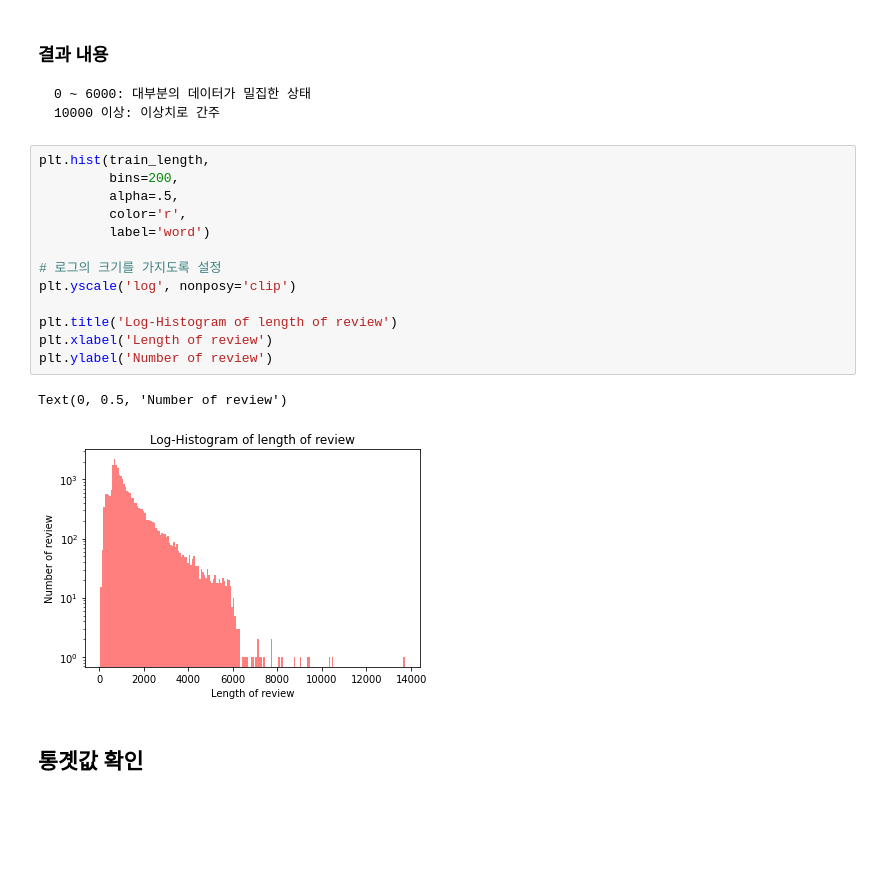
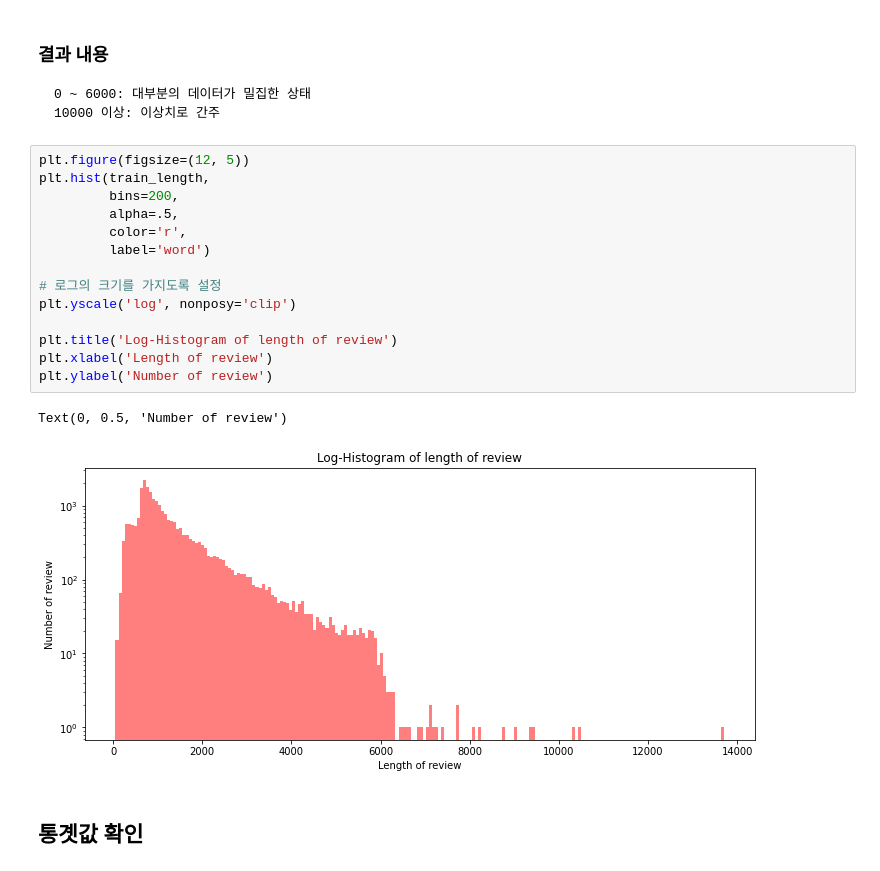
Before and after one commit to wiv33/A-Learning-python, a Jupyter notebook: machine-learning/_000_hello_machine/_001_books/_006_tf2_ml_nlp/_012_aclimdb_v1_탐색적_데이터_분석/_000_kaggle_movie_review/_002_kaggle_movie_review.ipynb, the cells around one changed output. Saved outputs shown, nothing was run; the diff lists cells and outputs as text; blank space fills up the shorter version.

```diff
--- a/machine-learning/_000_hello_machine/_001_books/_006_tf2_ml_nlp/_012_aclimdb_v1_탐색적_데이터_분석/_000_kaggle_movie_review/_002_kaggle_movie_review.ipynb
+++ b/machine-learning/_000_hello_machine/_001_books/_006_tf2_ml_nlp/_012_aclimdb_v1_탐색적_데이터_분석/_000_kaggle_movie_review/_002_kaggle_movie_review.ipynb
@@ -208,21 +195,22 @@ plt.yscale()
     0 ~ 6000: 대부분의 데이터가 밀집한 상태
     10000 이상: 이상치로 간주
 # %%
+plt.figure(figsize=(12, 5))
 plt.hist(train_length,
          bins=200,
          alpha=.5,
          color='r',
          label='word')
 
 # 로그의 크기를 가지도록 설정
 plt.yscale('log', nonposy='clip')
 
 plt.title('Log-Histogram of length of review')
 plt.xlabel('Length of review')
 plt.ylabel('Number of review')
 # %% [output]
 Text(0, 0.5, 'Number of review')
-[figure, old version]
+[figure, new version]
 # %% [markdown]
 ## 통곗값 확인
 # %% [markdown]
```
Also changed, not shown: parts of 45 cells of this notebook.
